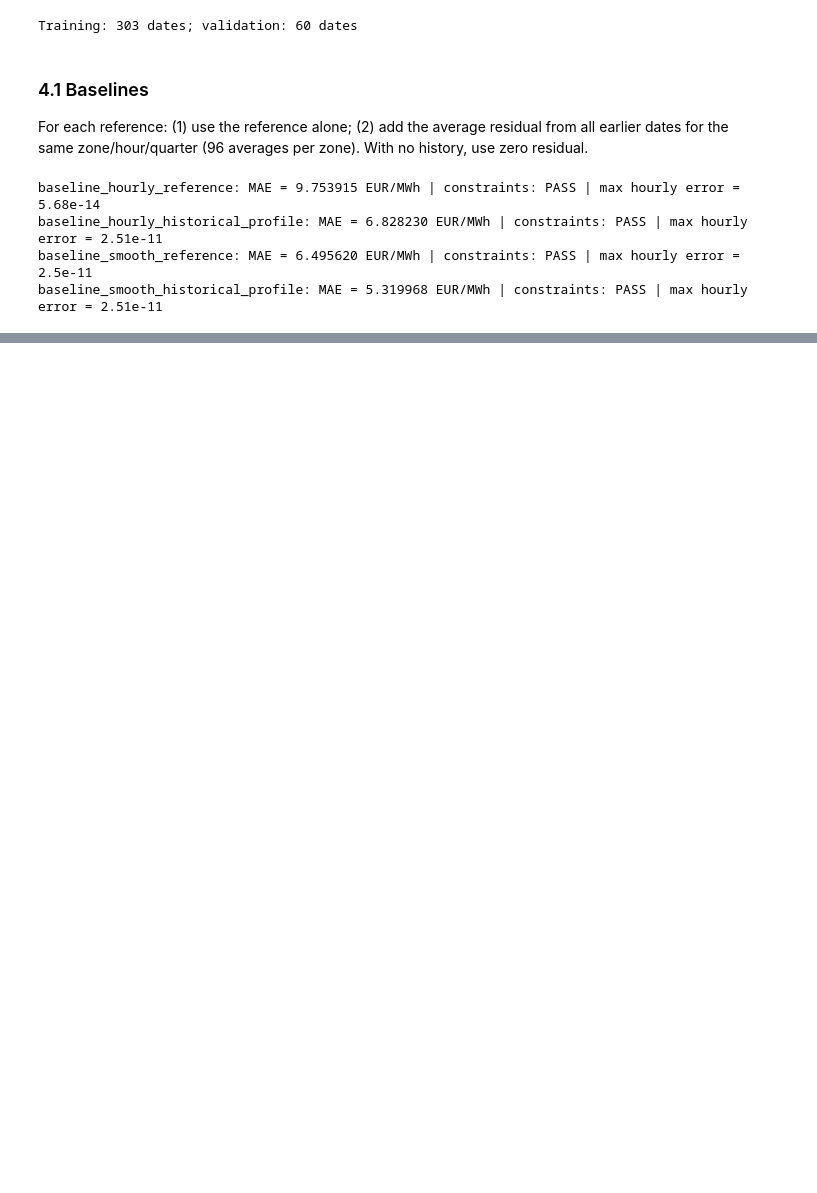
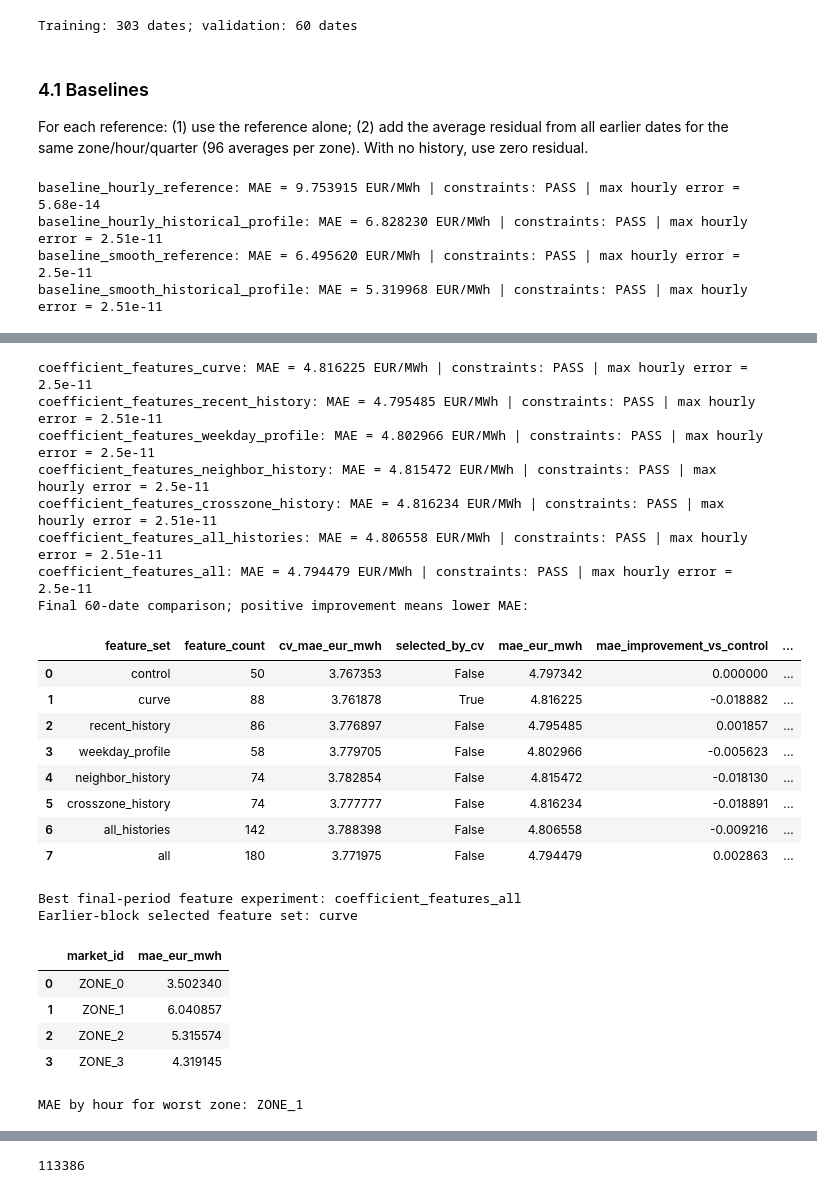
Before and after one commit to larissapaola1/ApplePi, a Jupyter notebook: analysis.ipynb, the cells around one changed output, grey strips where cells are left out. Cells and saved outputs as stored; diff of their text form; code cells hidden in the pictures; blank space fills up the shorter version.

```diff
--- a/analysis.ipynb
+++ b/analysis.ipynb
@@ -690,0 +2779,69 @@ catboost_smooth_history_only: MAE = 5.068866 EUR/MWh | constraints: PASS | max h
+# %%
+coefficient_feature_results,coefficient_feature_models = {},{}
+for variant,columns in COEFFICIENT_FEATURE_VARIANTS.items():
+    if variant=="control":
+        continue  # Existing 50-feature PCHIP × 0.8 export is the identical control.
+    bundle = fit_coefficient_trial(feature_model_config,feature_training,feature_training[COEFFICIENT_TARGETS].to_numpy(),columns)
+    bundle.update(weights=np.repeat(.8,3),feature_set=variant,groups={
+        group:[c for c in columns if c.startswith(group+"_")]
+        for group in ("position","calendar","local","daily","temporal","crosszone","regime","reference","history_coefficient")})
+    name = f"coefficient_features_{variant}"
+    save_coefficient_search(bundle,coefficient_feature_dir/f"{name}.joblib")
+    design = coefficient_component_design(predict_trial_coefficients(bundle,feature_validation),bundle["basis"])
+    result = evaluate_experiment(name,feature_reference,validation_hourly,validation_truth,
+        predicted_deviations=design@bundle["weights"],reference_type="pchip",reference_column=COEFFICIENT_REFERENCE)
+    cv_mae = coefficient_feature_cv_summary.set_index("feature_set").loc[variant,"cv_mae_eur_mwh"]
+    result["summary"].update(model="coefficient_features",feature_set=variant,feature_count=len(columns),
+        cv_mae_eur_mwh=float(cv_mae),selected_by_cv=variant==selected_coefficient_features)
+    coefficient_feature_results[name] = experiments[name] = result
+    coefficient_feature_models[name] = models[name] = bundle
+coefficient_feature_final_table = pd.DataFrame([r["summary"] for r in coefficient_feature_results.values()])
+control_result = dict(experiments["lightgbm_pchip_coefficients_weight_0.8"]["summary"],feature_set="control",
+    cv_mae_eur_mwh=float(coefficient_feature_cv_summary.set_index("feature_set").loc["control","cv_mae_eur_mwh"]),selected_by_cv=selected_coefficient_features=="control")
+coefficient_feature_comparison = pd.concat([pd.DataFrame([control_result]),coefficient_feature_final_table],ignore_index=True)
+control_mae = control_result["mae_eur_mwh"]
+coefficient_feature_comparison["mae_improvement_vs_control"] = control_mae-coefficient_feature_comparison.mae_eur_mwh
+coefficient_feature_comparison.to_csv(coefficient_feature_dir/"final_comparison.csv",index=False)
+print("Final 60-date comparison; positive improvement means lower MAE:")
+display(coefficient_feature_comparison[["feature_set","feature_count","cv_mae_eur_mwh","selected_by_cv","mae_eur_mwh","mae_improvement_vs_control","constraints_passed"]].round(6))
+coefficient_feature_candidates = {"control":experiments["lightgbm_pchip_coefficients_weight_0.8"],
+    **{r["summary"]["feature_set"]:r for r in coefficient_feature_results.values()}}
+best_coefficient_features = min(coefficient_feature_candidates.values(),key=lambda r:r["summary"]["mae_eur_mwh"])
+print("Best final-period feature experiment:",best_coefficient_features["summary"]["experiment"])
+print("Earlier-block selected feature set:",selected_coefficient_features)
+display(best_coefficient_features["scores"]["by_zone"].round(6))
+worst_coefficient_feature_zone = best_coefficient_features["scores"]["by_zone"].sort_values("mae_eur_mwh",ascending=False).iloc[0].market_id
+print("MAE by hour for worst zone:",worst_coefficient_feature_zone)
+worst_coefficient_feature_hourly = zone_hourly_mae(best_coefficient_features["predictions"],validation_truth,worst_coefficient_feature_zone)
+display(worst_coefficient_feature_hourly.round(6))
+feature_manifest["coefficient_features"] = {"additions":coefficient_additions,"variants":COEFFICIENT_FEATURE_VARIANTS,
+    "groups":{group:[c for c in COEFFICIENT_FEATURE_VARIANTS["all"] if c.startswith(group+"_")]
+              for group in ("position","calendar","local","daily","temporal","crosszone","regime","reference","history_coefficient")}}
+(coefficient_feature_dir/"feature_sets.json").write_text(json.dumps(feature_manifest["coefficient_features"],indent=2)+"\n")
+(output_dir/"feature_sets.json").write_text(json.dumps(feature_manifest,indent=2)+"\n")
+# %% [output]
+coefficient_features_curve: MAE = 4.816225 EUR/MWh | constraints: PASS | max hourly error = 2.5e-11
+coefficient_features_recent_history: MAE = 4.795485 EUR/MWh | constraints: PASS | max hourly error = 2.51e-11
+coefficient_features_weekday_profile: MAE = 4.802966 EUR/MWh | constraints: PASS | max hourly error = 2.5e-11
+coefficient_features_neighbor_history: MAE = 4.815472 EUR/MWh | constraints: PASS | max hourly error = 2.5e-11
+coefficient_features_crosszone_history: MAE = 4.816234 EUR/MWh | constraints: PASS | max hourly error = 2.51e-11
+coefficient_features_all_histories: MAE = 4.806558 EUR/MWh | constraints: PASS | max hourly error = 2.51e-11
+coefficient_features_all: MAE = 4.794479 EUR/MWh | constraints: PASS | max hourly error = 2.5e-11
+Final 60-date comparison; positive improvement means lower MAE:
+|  | feature_set | feature_count | cv_mae_eur_mwh | selected_by_cv | mae_eur_mwh | mae_improvement_vs_control | ... |
+| 0 | control | 50 | 3.767353 | False | 4.797342 | 0.000000 | ... |
+| 1 | curve | 88 | 3.761878 | True | 4.816225 | -0.018882 | ... |
+| 2 | recent_history | 86 | 3.776897 | False | 4.795485 | 0.001857 | ... |
+| 3 | weekday_profile | 58 | 3.779705 | False | 4.802966 | -0.005623 | ... |
+| 4 | neighbor_history | 74 | 3.782854 | False | 4.815472 | -0.018130 | ... |
+| 5 | crosszone_history | 74 | 3.777777 | False | 4.816234 | -0.018891 | ... |
+| 6 | all_histories | 142 | 3.788398 | False | 4.806558 | -0.009216 | ... |
+| 7 | all | 180 | 3.771975 | False | 4.794479 | 0.002863 | ... |
+Best final-period feature experiment: coefficient_features_all
+Earlier-block selected feature set: curve
+|  | market_id | mae_eur_mwh |
+| 0 | ZONE_0 | 3.502340 |
+| 1 | ZONE_1 | 6.040857 |
+| 2 | ZONE_2 | 5.315574 |
+| 3 | ZONE_3 | 4.319145 |
+MAE by hour for worst zone: ZONE_1
@@ -690,0 +2865 @@ catboost_smooth_history_only: MAE = 5.068866 EUR/MWh | constraints: PASS | max h
+113386
```
Also changed, not shown: parts of 48 cells of this notebook, 1 other file.
